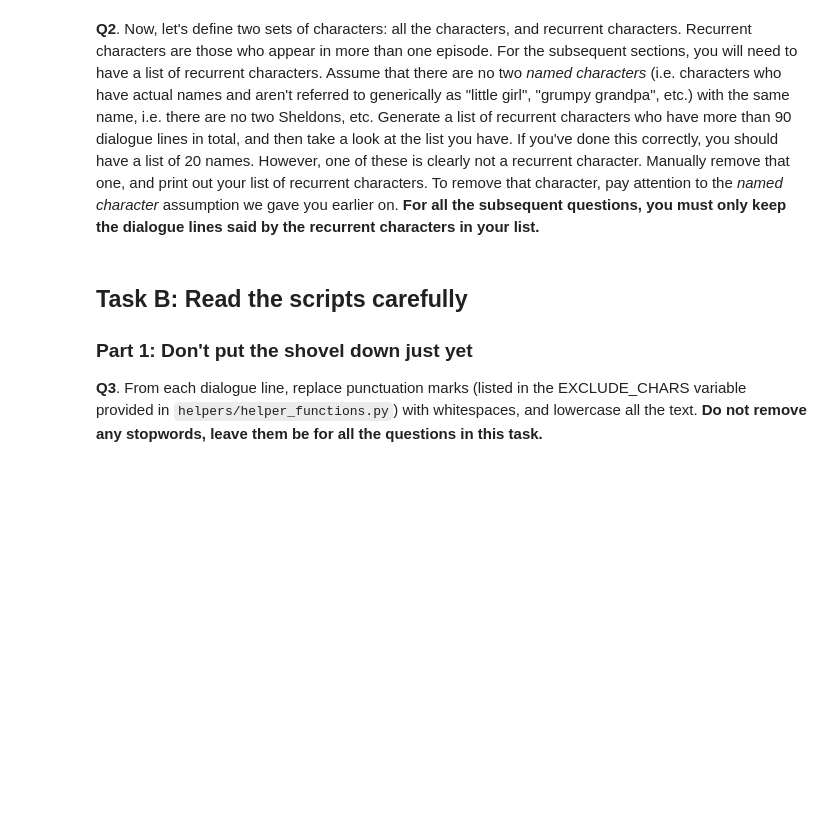
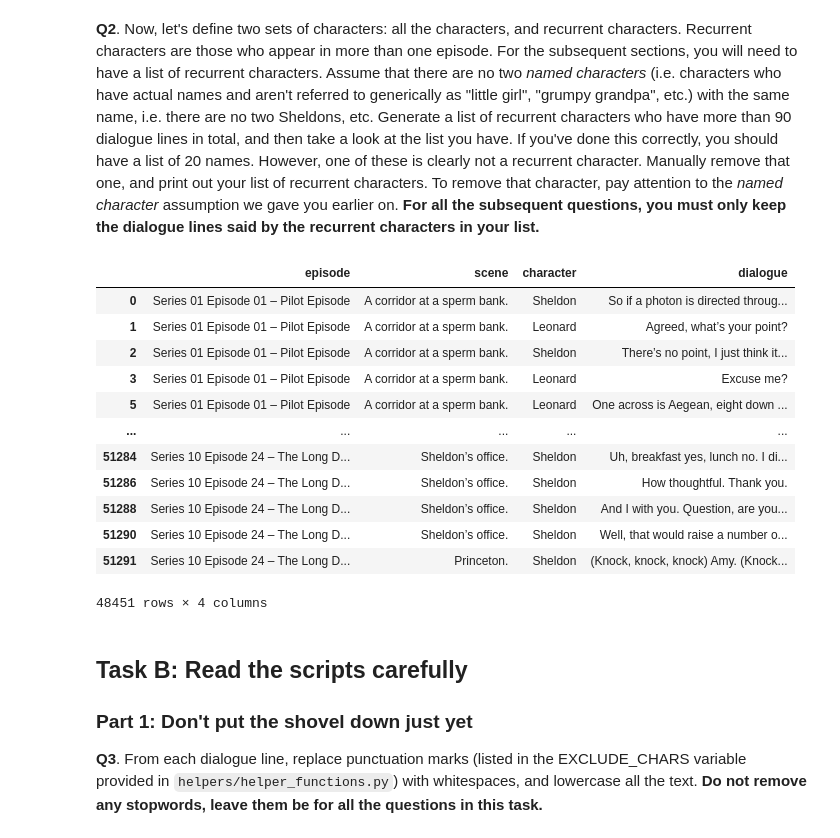
Before and after one commit to Katarina-KacmarovaM/NLP_class, a Jupyter notebook: Exercises/01 - Intro to Tools/3. Handling Text - Part 2.ipynb, the cells around one changed output. Cells and saved outputs as stored; diff of their text form; code cells hidden in the pictures; blank space fills up the shorter version.

```diff
--- a/Exercises/01 - Intro to Tools/3. Handling Text - Part 2.ipynb
+++ b/Exercises/01 - Intro to Tools/3. Handling Text - Part 2.ipynb
@@ -32,3 +89,38 @@ Our friends' argument concerns the entire show. We have given you a file in the
+# %%
+# your code goes here
+unique_characters = df['character'].unique()
+
+character_stats = (
+    df.groupby("character")
+      .agg(
+          number_of_episodes=("episode", "nunique"),
+          number_of_lines=("dialogue", "count")
+      )
+      .sort_values("number_of_lines", ascending=False)
+)
+
+recurrent_characters = character_stats[
+    (character_stats["number_of_episodes"] > 1) &
+    (character_stats["number_of_lines"] > 90)
+]
+
+recurrent_character_names = recurrent_characters.index.tolist()
+df_recurrent = df[df["character"].isin(recurrent_character_names)]
+pd.DataFrame(df_recurrent)
+# %% [output]
+|  | episode | scene | character | dialogue |
+| 0 | Series 01 Episode 01 – Pilot Episode | A corridor at a sperm bank. | Sheldon | So if a photon is directed throug... |
+| 1 | Series 01 Episode 01 – Pilot Episode | A corridor at a sperm bank. | Leonard | Agreed, what’s your point? |
+| 2 | Series 01 Episode 01 – Pilot Episode | A corridor at a sperm bank. | Sheldon | There’s no point, I just think it... |
+| 3 | Series 01 Episode 01 – Pilot Episode | A corridor at a sperm bank. | Leonard | Excuse me? |
+| 5 | Series 01 Episode 01 – Pilot Episode | A corridor at a sperm bank. | Leonard | One across is Aegean, eight down ... |
+| ... | ... | ... | ... | ... |
+| 51284 | Series 10 Episode 24 – The Long D... | Sheldon’s office. | Sheldon | Uh, breakfast yes, lunch no. I di... |
+| 51286 | Series 10 Episode 24 – The Long D... | Sheldon’s office. | Sheldon | How thoughtful. Thank you. |
+| 51288 | Series 10 Episode 24 – The Long D... | Sheldon’s office. | Sheldon | And I with you. Question, are you... |
+| 51290 | Series 10 Episode 24 – The Long D... | Sheldon’s office. | Sheldon | Well, that would raise a number o... |
+| 51291 | Series 10 Episode 24 – The Long D... | Princeton. | Sheldon | (Knock, knock, knock) Amy. (Knock... |
+48451 rows × 4 columns
 # %% [markdown]
 ## Task B: Read the scripts carefully
 
```
Also changed, not shown: parts of 14 cells of this notebook, 12 other files.
